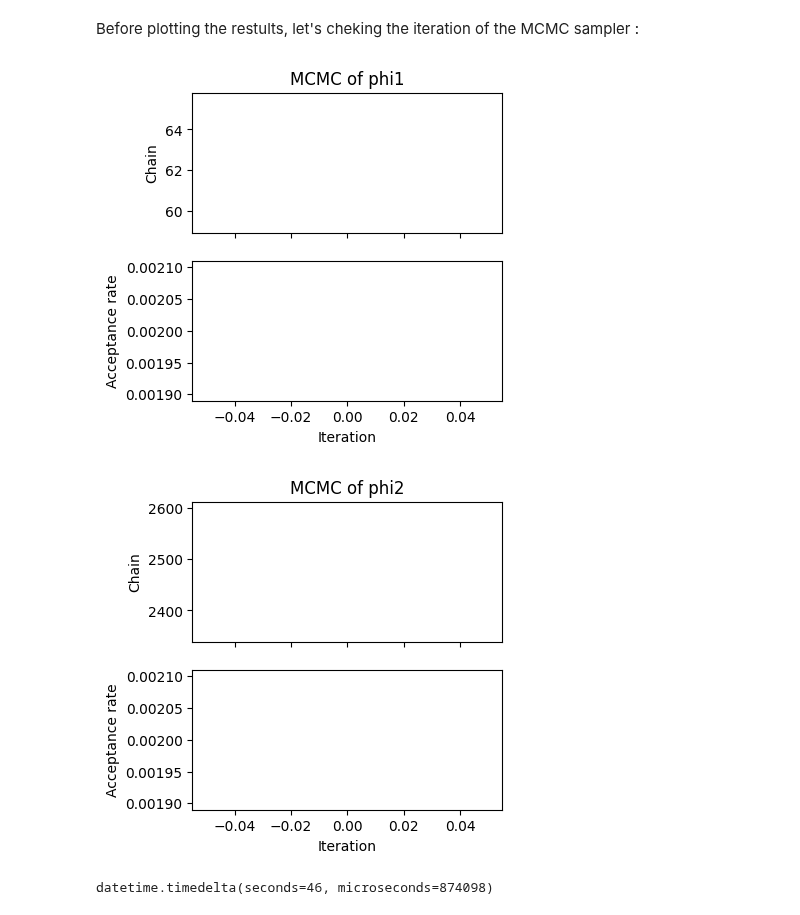
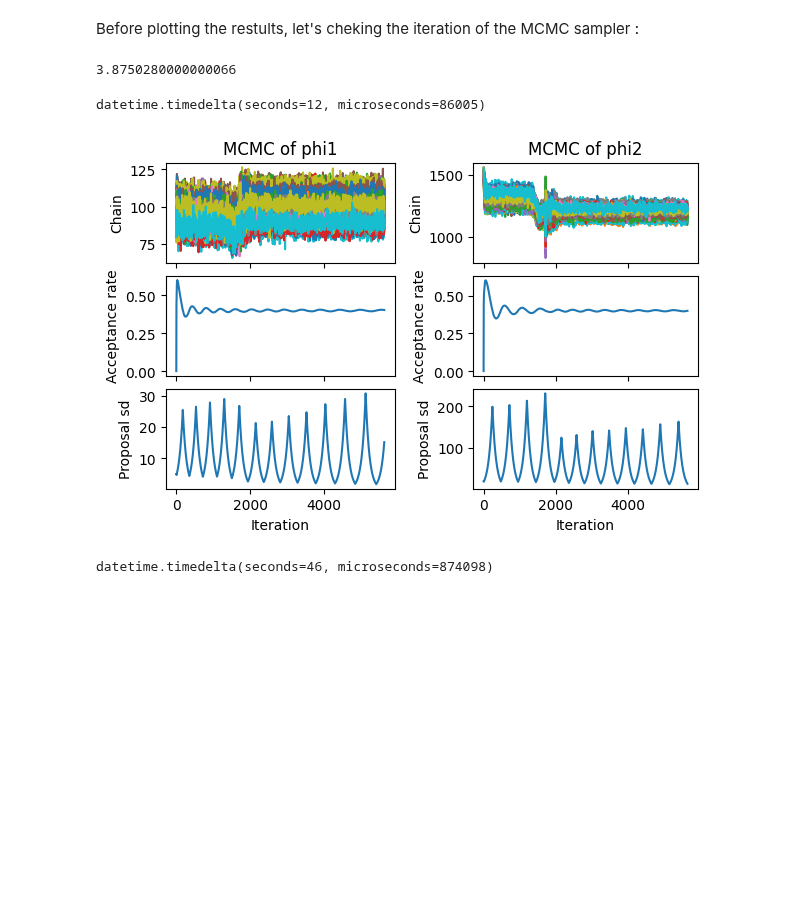
Before and after one commit to caillebotteAntoine/sdg4varselect, a Jupyter notebook: examples/tutorial.ipynb, the cells around one changed output. Cells and saved outputs as stored; diff of their text form; code cells hidden in the pictures; blank space fills up the shorter version.

```diff
--- a/examples/tutorial.ipynb
+++ b/examples/tutorial.ipynb
@@ -172,12 +170,20 @@ algo.init_mcmc(myModel, sd={"phi1": 5, "phi2": 20})
 # res = algo.fit(myModel, myobs, theta0)
 # %% [markdown]
 Before plotting the restults, let's cheking the iteration of the MCMC sampler :
-# %%
-sdgplt.FIGSIZE = 4
-_ = sdgplt.plot_mcmc(algo)
-# %% [output]
-[figure, removed]
-[figure, removed]
+# %%
+sum([iter.total_seconds() for iter in res.chrono_iter])
+# %% [output]
+3.8750280000000066
+# %%
+res.chrono
+# %% [output]
+datetime.timedelta(seconds=12, microseconds=86005)
+# %%
+figs = sdgplt.figure(4, 2 * 3).subfigures(1, 2)
+for k, name in enumerate(algo.latent_variables):
+    algo.latent_variables[name].plot(fig=figs[k])
+# %% [output]
+[figure, added]
 # %%
 def one_estim(prngkey, model, data):
     prngkey_theta, prngkey = jrd.split(prngkey)
```
Also changed, not shown: parts of 3 cells of this notebook.
